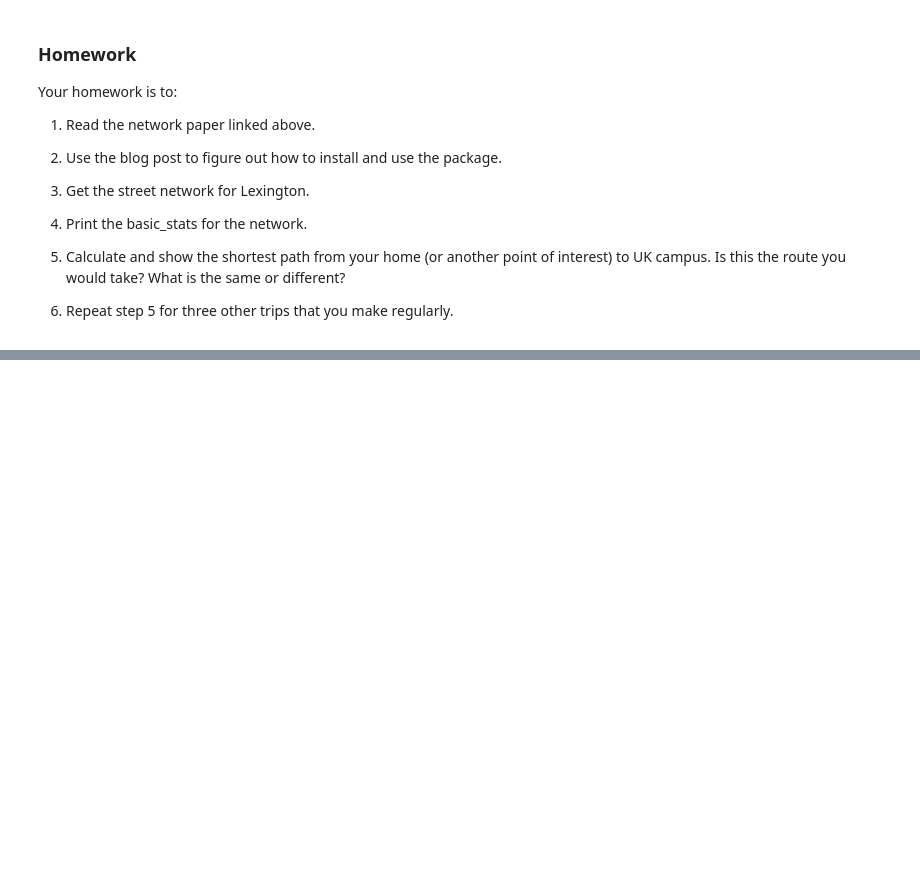
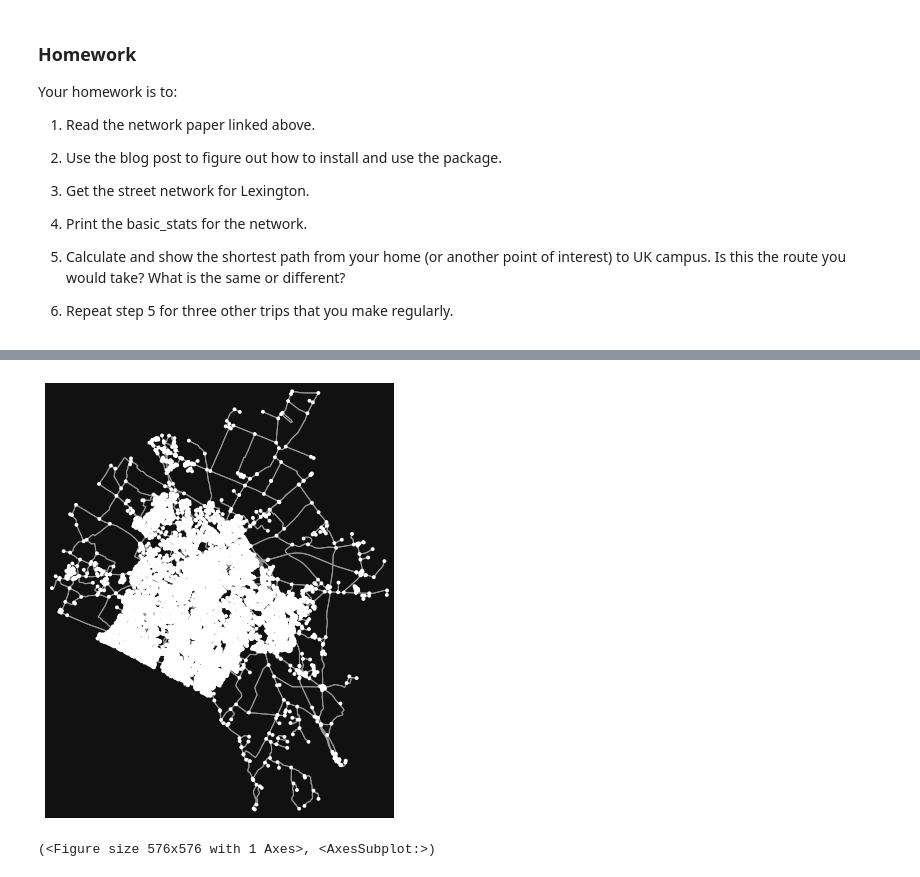
Before and after one commit to dako226/ce599, a Jupyter notebook: 18-Networks 2/Networks_OSM.ipynb, the cells around one changed output, grey strips where cells are left out. Cells and saved outputs as stored; diff of their text form; code cells hidden in the pictures; blank space fills up the shorter version.

```diff
--- a/18-Networks 2/Networks_OSM.ipynb
+++ b/18-Networks 2/Networks_OSM.ipynb
@@ -57,0 +104,7 @@ ox.plot_graph(ox.graph_from_place('Modena, Italy'))
+# %%
+#Drive map of Lexington
+G = ox.graph_from_place('Lexington, Kentucky', network_type='drive')
+ox.plot_graph(G)
+# %% [output]
+[figure, added]
+(<Figure size 576x576 with 1 Axes>, <AxesSubplot:>)
```
Also changed, not shown: parts of 13 cells of this notebook, 35 other files.
